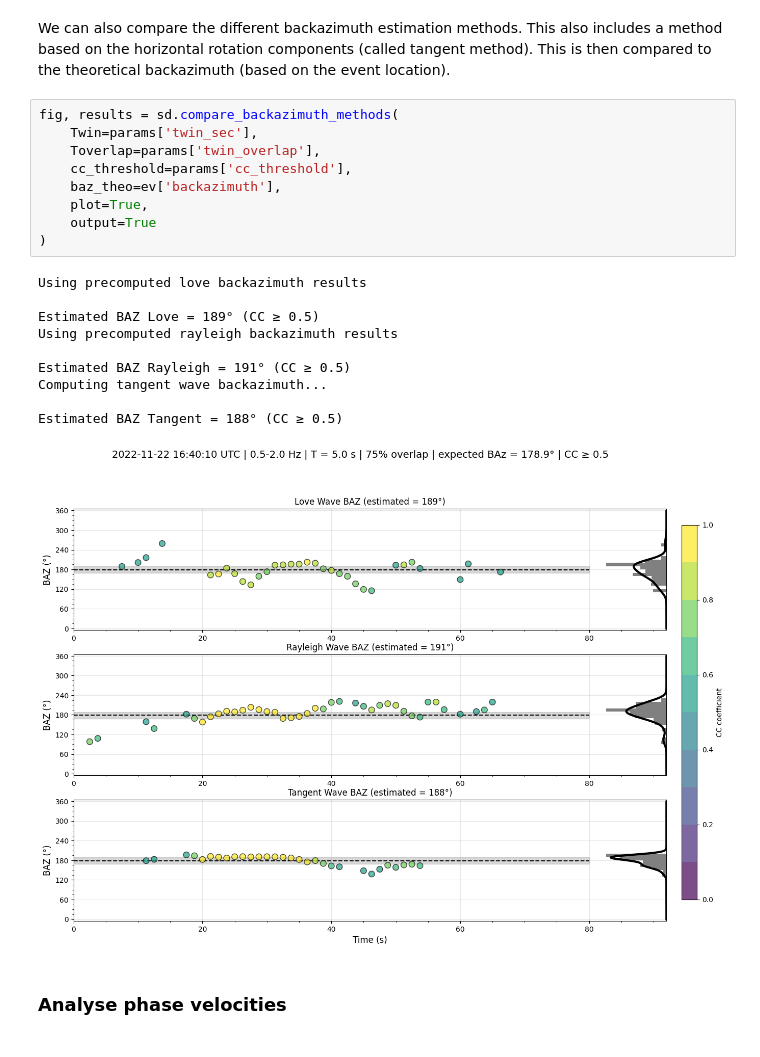
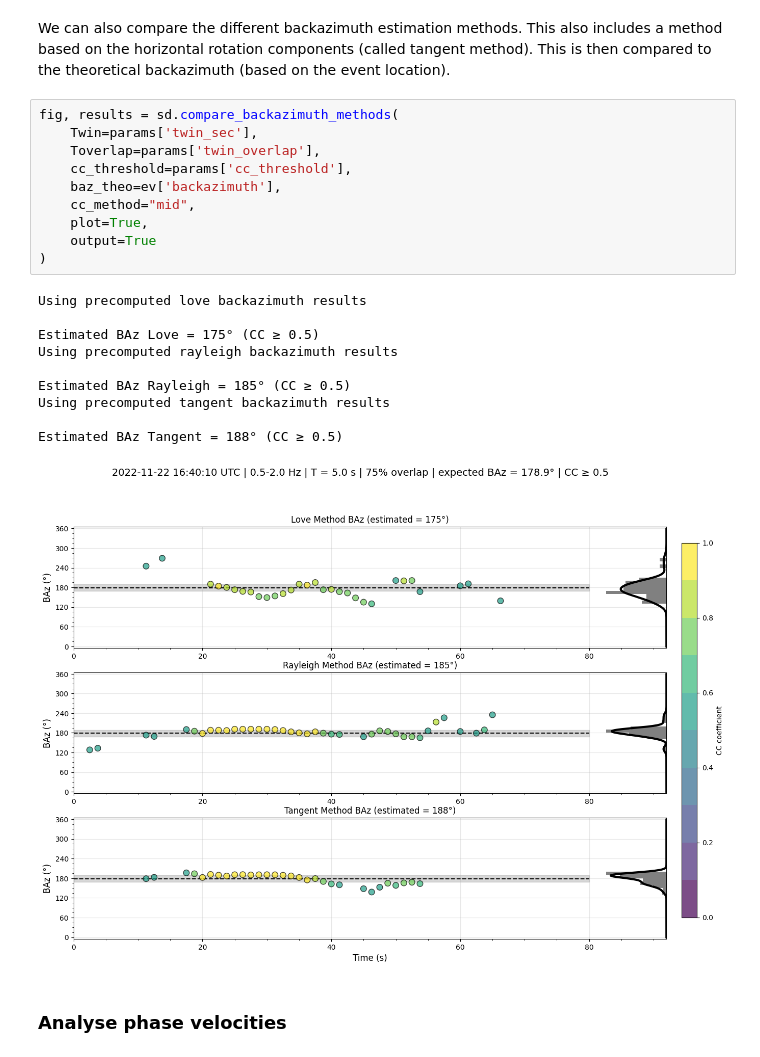
Before and after one commit to andbrocode/SixDegreesOfFreedom, a Jupyter notebook: examples/XBSPF_Analysis_demo2.ipynb, the cells around one changed output. Cells and saved outputs as stored; diff of their text form.

```diff
--- a/examples/XBSPF_Analysis_demo2.ipynb
+++ b/examples/XBSPF_Analysis_demo2.ipynb
@@ -295,23 +295,24 @@ We can also compare the different backazimuth estimation methods. This also incl
 # %%
 fig, results = sd.compare_backazimuth_methods(
     Twin=params['twin_sec'],
     Toverlap=params['twin_overlap'],
     cc_threshold=params['cc_threshold'],
     baz_theo=ev['backazimuth'],
+    cc_method="mid",
     plot=True,
     output=True
 )
 # %% [output]
 Using precomputed love backazimuth results
 
-Estimated BAZ Love = 189° (CC ≥ 0.5)
+Estimated BAz Love = 175° (CC ≥ 0.5)
 Using precomputed rayleigh backazimuth results
 
-Estimated BAZ Rayleigh = 191° (CC ≥ 0.5)
-Computing tangent wave backazimuth...
+Estimated BAz Rayleigh = 185° (CC ≥ 0.5)
+Using precomputed tangent backazimuth results
 
-Estimated BAZ Tangent = 188° (CC ≥ 0.5)
+Estimated BAz Tangent = 188° (CC ≥ 0.5)
-[figure, old version]
+[figure, new version]
 # %% [markdown]
 ### Analyse phase velocities
 # %% [markdown]
```
Also changed, not shown: parts of 9 cells of this notebook, 4 other files.
